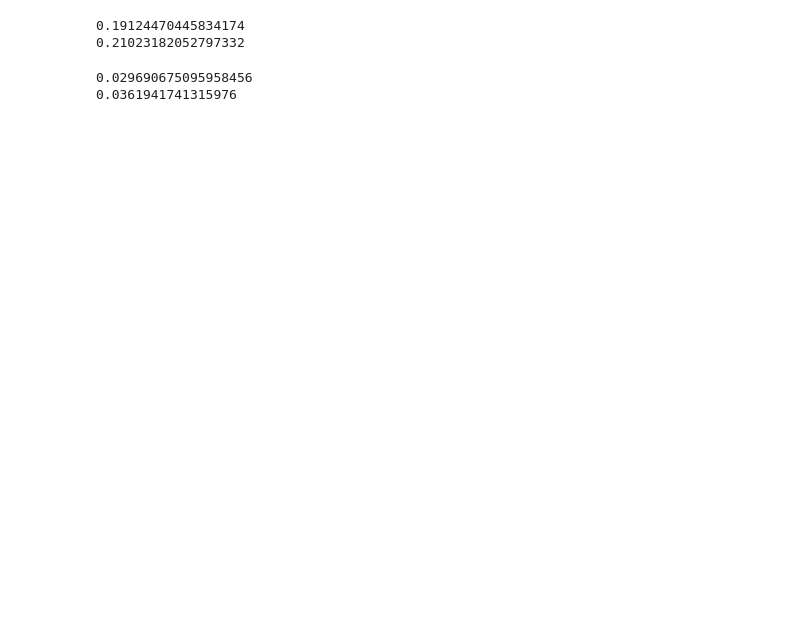
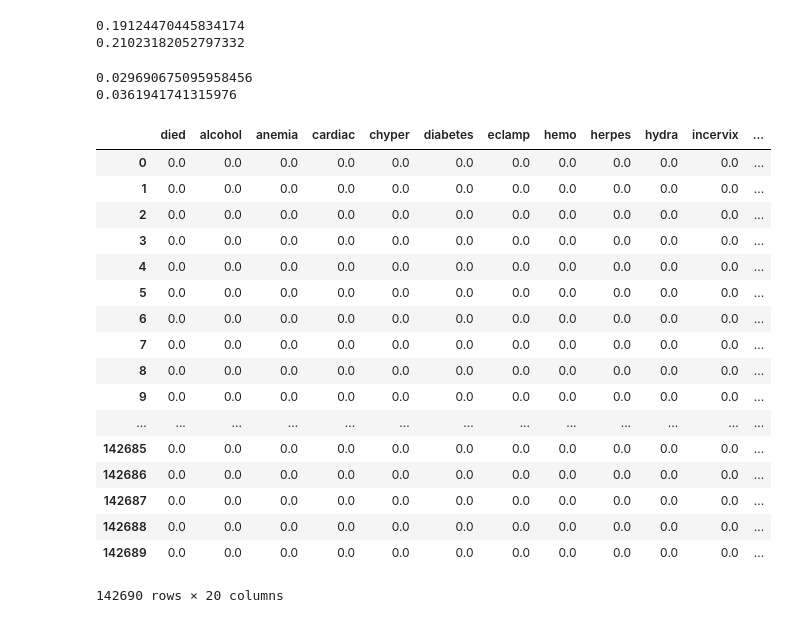
Before and after one commit to Pendulun/TWINSCausalidadeML, a Jupyter notebook: notebooks/2-rpr-data-exploration.ipynb, the cells around one changed output. Cells and saved outputs as stored; diff of their text form; code cells hidden in the pictures; blank space fills up the shorter version.

```diff
--- a/notebooks/2-rpr-data-exploration.ipynb
+++ b/notebooks/2-rpr-data-exploration.ipynb
@@ -527,3 +563,25 @@ print(dead_normal)
 # %% [output]
 0.029690675095958456
 0.0361941741315976
+# %%
+df_fatores = data[["died", "alcohol", "anemia", "cardiac", "chyper", "diabetes", "eclamp", "hemo", "herpes", "hydra", "incervix", "lung", "othermr", "phyper", "pre4000", "preterm", "renal", "rh", "tobacco", "uterine"]]
+df_fatores
+# %% [output]
+|  | died | alcohol | anemia | cardiac | chyper | diabetes | eclamp | hemo | herpes | hydra | incervix | ... |
+| 0 | 0.0 | 0.0 | 0.0 | 0.0 | 0.0 | 0.0 | 0.0 | 0.0 | 0.0 | 0.0 | 0.0 | ... |
+| 1 | 0.0 | 0.0 | 0.0 | 0.0 | 0.0 | 0.0 | 0.0 | 0.0 | 0.0 | 0.0 | 0.0 | ... |
+| 2 | 0.0 | 0.0 | 0.0 | 0.0 | 0.0 | 0.0 | 0.0 | 0.0 | 0.0 | 0.0 | 0.0 | ... |
+| 3 | 0.0 | 0.0 | 0.0 | 0.0 | 0.0 | 0.0 | 0.0 | 0.0 | 0.0 | 0.0 | 0.0 | ... |
+| 4 | 0.0 | 0.0 | 0.0 | 0.0 | 0.0 | 0.0 | 0.0 | 0.0 | 0.0 | 0.0 | 0.0 | ... |
+| 5 | 0.0 | 0.0 | 0.0 | 0.0 | 0.0 | 0.0 | 0.0 | 0.0 | 0.0 | 0.0 | 0.0 | ... |
+| 6 | 0.0 | 0.0 | 0.0 | 0.0 | 0.0 | 0.0 | 0.0 | 0.0 | 0.0 | 0.0 | 0.0 | ... |
+| 7 | 0.0 | 0.0 | 0.0 | 0.0 | 0.0 | 0.0 | 0.0 | 0.0 | 0.0 | 0.0 | 0.0 | ... |
+| 8 | 0.0 | 0.0 | 0.0 | 0.0 | 0.0 | 0.0 | 0.0 | 0.0 | 0.0 | 0.0 | 0.0 | ... |
+| 9 | 0.0 | 0.0 | 0.0 | 0.0 | 0.0 | 0.0 | 0.0 | 0.0 | 0.0 | 0.0 | 0.0 | ... |
+| ... | ... | ... | ... | ... | ... | ... | ... | ... | ... | ... | ... | ... |
+| 142685 | 0.0 | 0.0 | 0.0 | 0.0 | 0.0 | 0.0 | 0.0 | 0.0 | 0.0 | 0.0 | 0.0 | ... |
+| 142686 | 0.0 | 0.0 | 0.0 | 0.0 | 0.0 | 0.0 | 0.0 | 0.0 | 0.0 | 0.0 | 0.0 | ... |
+| 142687 | 0.0 | 0.0 | 0.0 | 0.0 | 0.0 | 0.0 | 0.0 | 0.0 | 0.0 | 0.0 | 0.0 | ... |
+| 142688 | 0.0 | 0.0 | 0.0 | 0.0 | 0.0 | 0.0 | 0.0 | 0.0 | 0.0 | 0.0 | 0.0 | ... |
+| 142689 | 0.0 | 0.0 | 0.0 | 0.0 | 0.0 | 0.0 | 0.0 | 0.0 | 0.0 | 0.0 | 0.0 | ... |
+142690 rows × 20 columns
```
Also changed, not shown: parts of 5 cells of this notebook.
